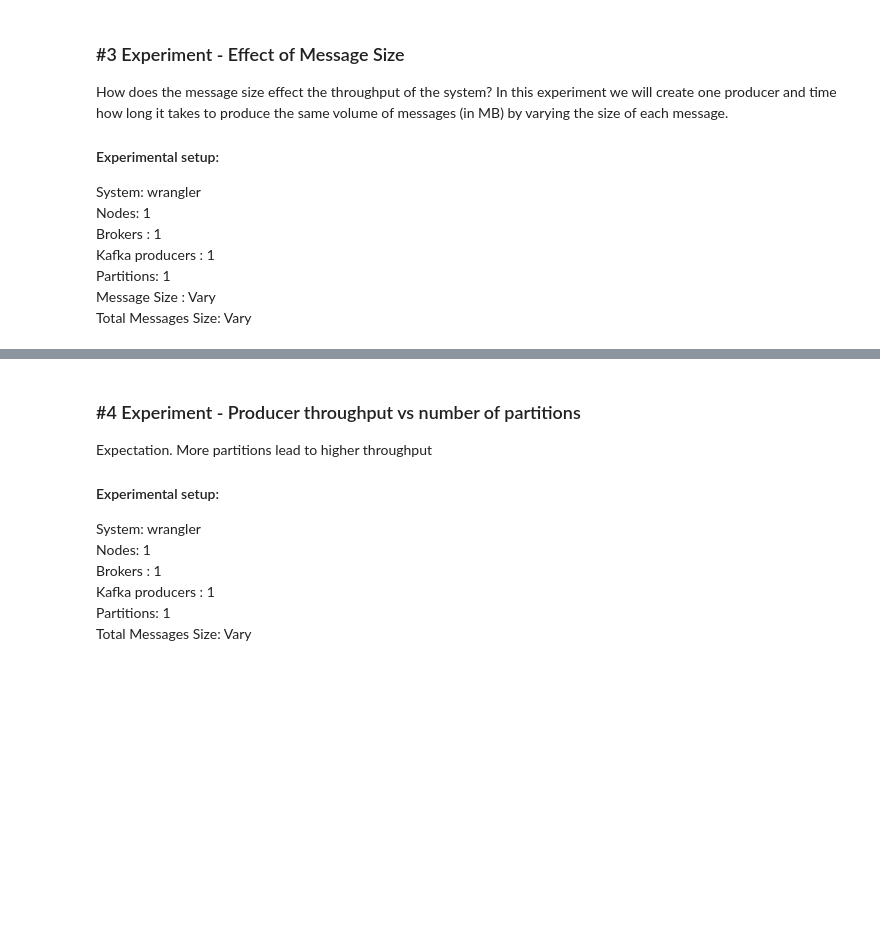
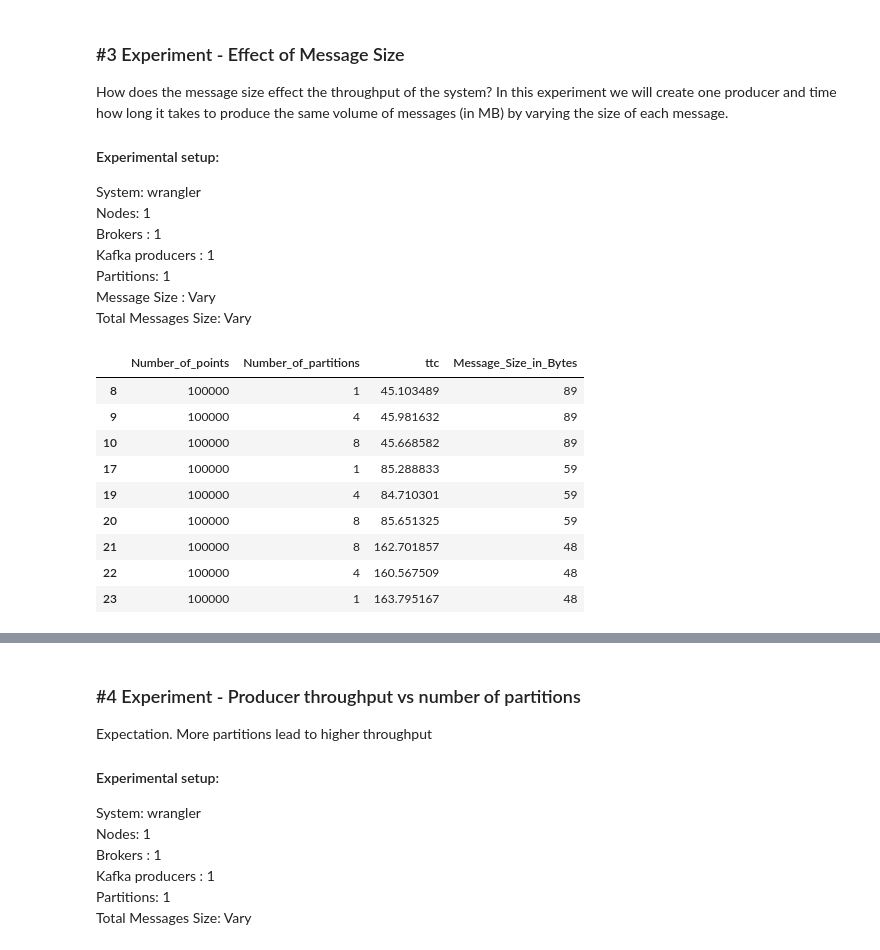
Before and after one commit to radical-experiments/midas_exps, a Jupyter notebook: streaming/kafka_producer_throughput/Report_Friday_24_May_2017.ipynb, the cells around one changed output, grey strips where cells are left out. Cells and saved outputs as stored; diff of their text form; code cells hidden in the pictures; blank space fills up the shorter version.

```diff
--- a/streaming/kafka_producer_throughput/Report_Friday_24_May_2017.ipynb
+++ b/streaming/kafka_producer_throughput/Report_Friday_24_May_2017.ipynb
@@ -41,3 +78,7 @@ Kafka producers : 1 <br>
 Partitions: 1 <br>
 Message Size : Vary <br>
 Total Messages Size: Vary <br>
+# %%
+data_89 = pd.read_csv('kafka_producer_throughput_size_20.csv', skipinitialspace=True) #89 bytes
+data_89['Message_Size_in_Bytes']=89
+#data_89
@@ -43,0 +93,19 @@ Total Messages Size: Vary <br>
+# %%
+bigdata = pd.concat([data_89,data_59, data_48], ignore_index=True)
+bigdata = bigdata[(bigdata.system == 'stampede')]
+cols = ['Number_of_points','Number_of_partitions','ttc','Message_Size_in_Bytes']
+bigdata =  bigdata[cols]
+bigdata = bigdata[(bigdata.Number_of_partitions==1) | (bigdata.Number_of_partitions==4) | (bigdata.Number_of_partitions==8)]
+bigdata = bigdata[(bigdata.Number_of_points==100000)]
+bigdata
+# %% [output]
+|  | Number_of_points | Number_of_partitions | ttc | Message_Size_in_Bytes |
+| 8 | 100000 | 1 | 45.103489 | 89 |
+| 9 | 100000 | 4 | 45.981632 | 89 |
+| 10 | 100000 | 8 | 45.668582 | 89 |
+| 17 | 100000 | 1 | 85.288833 | 59 |
+| 19 | 100000 | 4 | 84.710301 | 59 |
+| 20 | 100000 | 8 | 85.651325 | 59 |
+| 21 | 100000 | 8 | 162.701857 | 48 |
+| 22 | 100000 | 4 | 160.567509 | 48 |
+| 23 | 100000 | 1 | 163.795167 | 48 |
```
Also changed, not shown: parts of 11 cells of this notebook.
